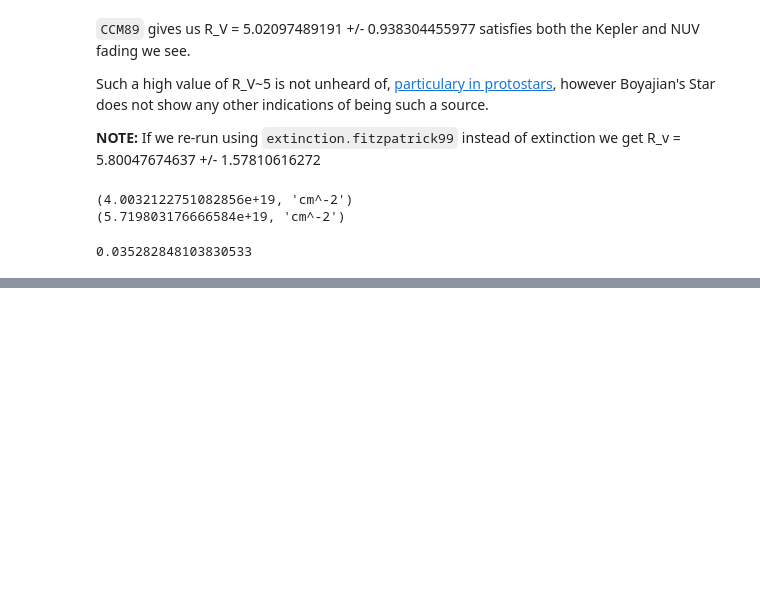
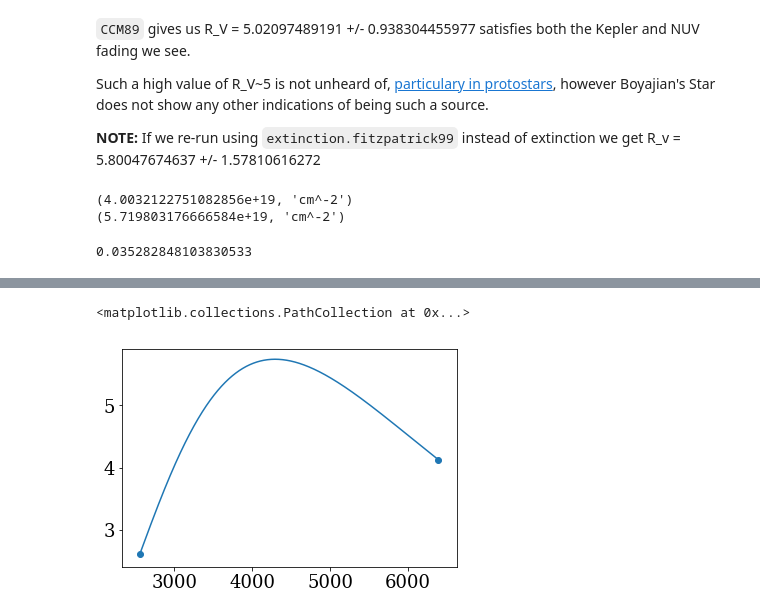
Before and after one commit to jradavenport/GALEX_Boyajian, a Jupyter notebook: explore.ipynb, the cells around one changed output, grey strips where cells are left out. Saved outputs shown, nothing was run; the diff lists cells and outputs as text; code cells hidden in the pictures; blank space fills up the shorter version.

Commit message:
add blackbody calc, and author affils

```diff
--- a/explore.ipynb
+++ b/explore.ipynb
@@ -537,0 +554,14 @@ print(2.21e21 * AV_final, 'cm^-2')
+# %%
+# do simple thing first: a grid of temperatures starting at T_eff of the star (SpT = F3, T_eff = 6750)
+temp0 = 6750 * u.K
+wavelengths = [wave_Kep, wave_NUV] * u.AA
+wavegrid = np.arange(wave_NUV, wave_Kep) * u.AA
+
+flux_lam0 = blackbody_lambda(wavelengths, temp0)
+flux_lamgrid = blackbody_lambda(wavegrid, temp0)
+
+plt.plot(wavegrid, flux_lamgrid/1e6)
+plt.scatter(wavelengths, flux_lam0/1e6)
+# %% [output]
+<matplotlib.collections.PathCollection at 0x...>
+[figure, added]
```
Also changed, not shown: parts of 16 cells of this notebook, 2 other files.
